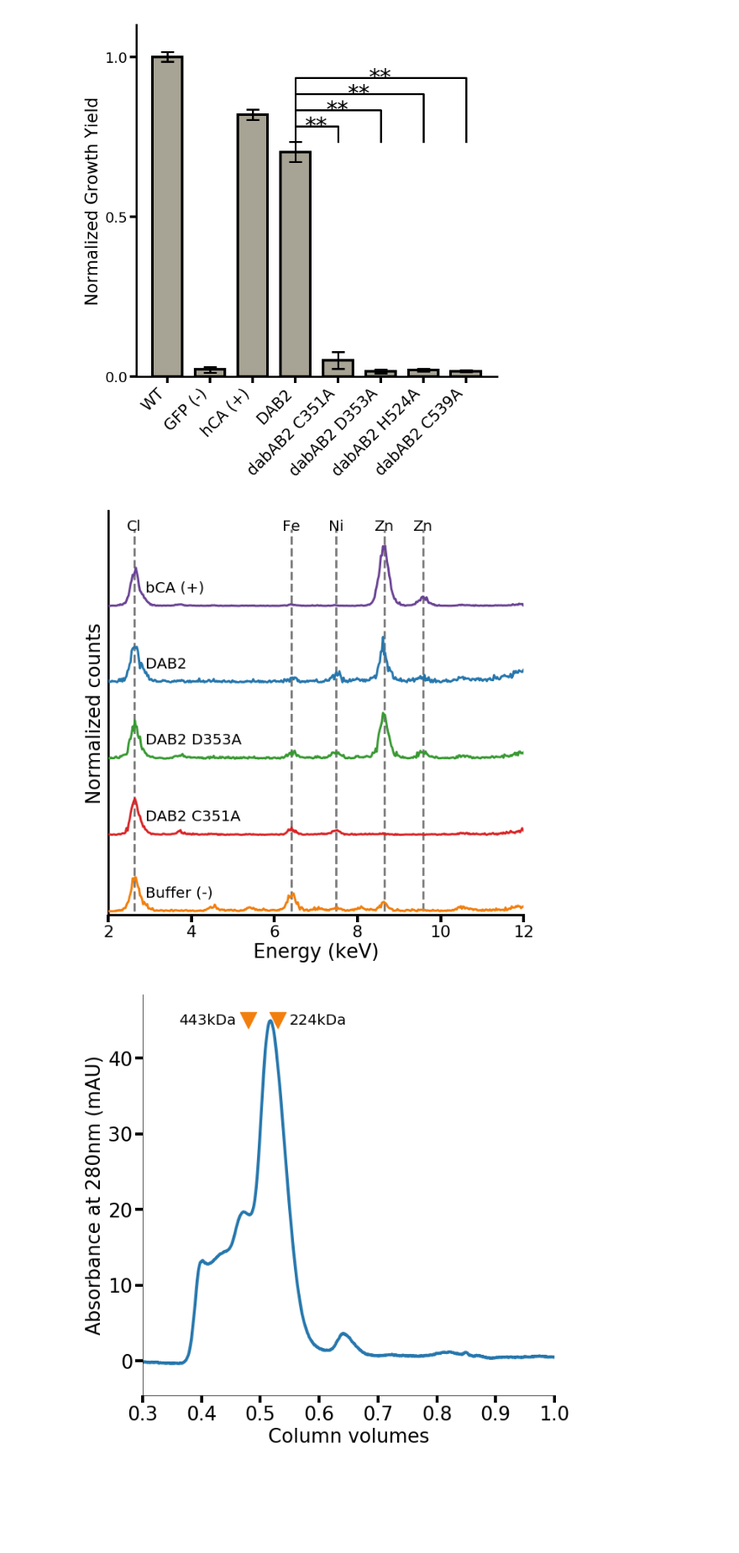
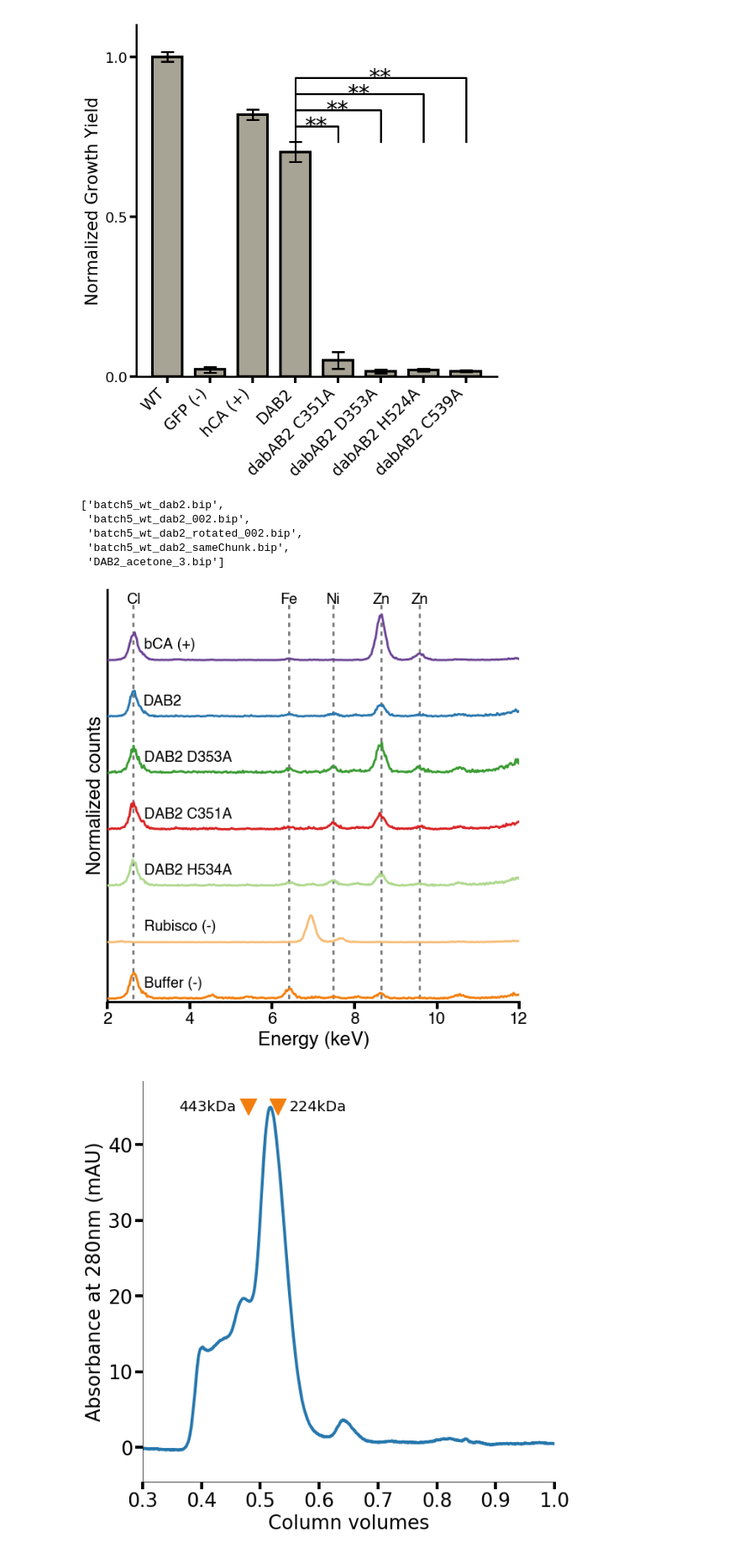
Before and after one commit to jackdesmarais/DabTransporterPaper, a Jupyter notebook: scripts/figure 4 DabA2 point mutants.ipynb, the cells around one changed output. Shown at 84% size. Cells and saved outputs as stored; diff of their text form; code cells hidden in the pictures; blank space fills up the shorter version.

Commit message:
new zinc binding added to figure

```diff
--- a/scripts/figure 4 DabA2 point mutants.ipynb
+++ b/scripts/figure 4 DabA2 point mutants.ipynb
@@ -235,9 +205,42 @@ nameorder = ['Buffer (-)', 'DAB2 C351A', 'DAB2 D353A', 'DAB2', 'bCA (+)']
+# %%
+fileLoc = '../data/zincBindingFilesForPaper/total/'
+files = os.listdir(fileLoc)
+names2traces = {
+    'bCA (+)': [x for x in files if ('BCA' in x)&('Loop' not in x)&('loop' not in x)],
+    'Buffer (-)': [x for x in files if ('LoopOnly' in x)|('buffer'in x) ],
+    'Rubisco (-)': [x for x in files if 'rubisco' in x ],
+    'DAB2': [x for x in files if ((('wt' in x)&('small' not in x))|('Acetone_DAB2_se' in x)|('DAB2_acetone_3' in x)) ],
+#     'DAB2': [x for x in files if ('Acetone_DAB2_se' in x)|('DAB2_acetone_3' in x) ],
+    'DAB2 C351A': [x for x in files if ('cys' in x)&('Loop' not in x)&('off' not in x) ],
+    'DAB2 D353A': [x for x in files if ('asp' in x)|('DAB2_DD_stre' in x)],
+    'DAB2 H534A': [x for x in files if ('his' in x)&('sameSPo' not in x)&('DC' not in x) ],
+}
+
+# names2colors = {key:qual_palette[i%len(qual_palette)] for i,key in enumerate(names2traces.keys())}
+
+names2colors = {
+    'bCA (+)': qual_palette[9],
+    'Buffer (-)': qual_palette[7],
+    'Rubisco (-)': qual_palette[6],
+    'DAB2': qual_palette[1],
+    'DAB2 C351A': qual_palette[5],
+    'DAB2 D353A': qual_palette[3],
+    'DAB2 H534A': qual_palette[2],
+}
+
+nameorder = ['Buffer (-)','Rubisco (-)','DAB2 H534A','DAB2 C351A', 'DAB2 D353A', 'DAB2', 'bCA (+)']
+names2traces['DAB2']
+# %% [output]
+['batch5_wt_dab2.bip',
+ 'batch5_wt_dab2_002.bip',
+ 'batch5_wt_dab2_rotated_002.bip',
+ 'batch5_wt_dab2_sameChunk.bip',
+ 'DAB2_acetone_3.bip']
 # %%
 fig,ax = plt.subplots(figsize=(10,10), frameon=False)
 
 fontsize=20
 
-fileLoc = '../data/zincBindingFilesForPaper/'
 data_df = pd.DataFrame(columns=['x'],dtype='float')
 
 for i, name in enumerate(nameorder):
@@ -245,7 +248,10 @@ for i, name in enumerate(nameorder):
         full_fname = fileLoc + fname
 
         x,y=getExcitationScan(full_fname)
-        y=y/max(y[(x>2000) & (x<3500)])
+        if name == 'Rubisco (-)':
+            y=y/max(y[(x>6000) & (x<8500)])
+        else:
+            y=y/max(y[(x>2000) & (x<3500)])
         temp_df = pd.DataFrame(columns=['x',fname],dtype='float')
         temp_df['x'] = x
         temp_df[fname] = y
@@ -285,34 +291,34 @@ plt.vlines([2622.39,6403.84,7478.15,8638.86,9572.0],0,top-0.5,zorder=0 ,alpha=0.
 #     plt.text(6403.84,top-0.6,'Fe Ka1',ha='center',va='bottom')
 plt.text(2622.39,top-0.6,'Cl',ha='center',va='bottom',fontsize=fontsize)
 plt.text(7478.15,top-0.6,'Ni',ha='center',va='bottom',fontsize=fontsize)
 plt.text(8638.86,top-0.6,'Zn',ha='center',va='bottom',fontsize=fontsize)
 plt.text(9572.0,top-0.6,'Zn',ha='center',va='bottom',fontsize=fontsize)
 plt.text(6403.84,top-0.6,'Fe',ha='center',va='bottom',fontsize=fontsize)
 #     plt.legend(loc=[1.05,0.4])
 plt.xlabel('Energy (keV)')
 plt.ylabel('Normalized counts')
 plt.yticks([])
 # plt.xticks(rotation=45)
 
 plt.tick_params(axis='both', direction='out', bottom='on', left='on', top='off', right='off',
                 length=10, width=4)
     # Hide the right and top spines
 ax.spines['right'].set_visible(False)
 ax.spines['top'].set_visible(False)
 
 # Only show ticks on the left and bottom spines
 ax.yaxis.set_ticks_position('left')
 ax.xaxis.set_ticks_position('bottom')
 
 #     change axis weight
 ax.spines['left'].set_linewidth(3)
 ax.spines['bottom'].set_linewidth(3)
 
 plt.savefig('fig4/fig4D.eps', format='eps', bbox_inches='tight')
 
 plt.show()
 # %% [output]
-[figure, old version]
+[figure, new version]
 # %%
 fig,ax = plt.subplots(figsize=(10,10))
 s200=pd.read_csv('../data/DAB2-Batch5/18Sept27_DABS200/18Sept27_DAB_S200Inrease_Cleaned.csv')
```
Also changed, not shown: parts of 2 cells of this notebook, 43 other files.
